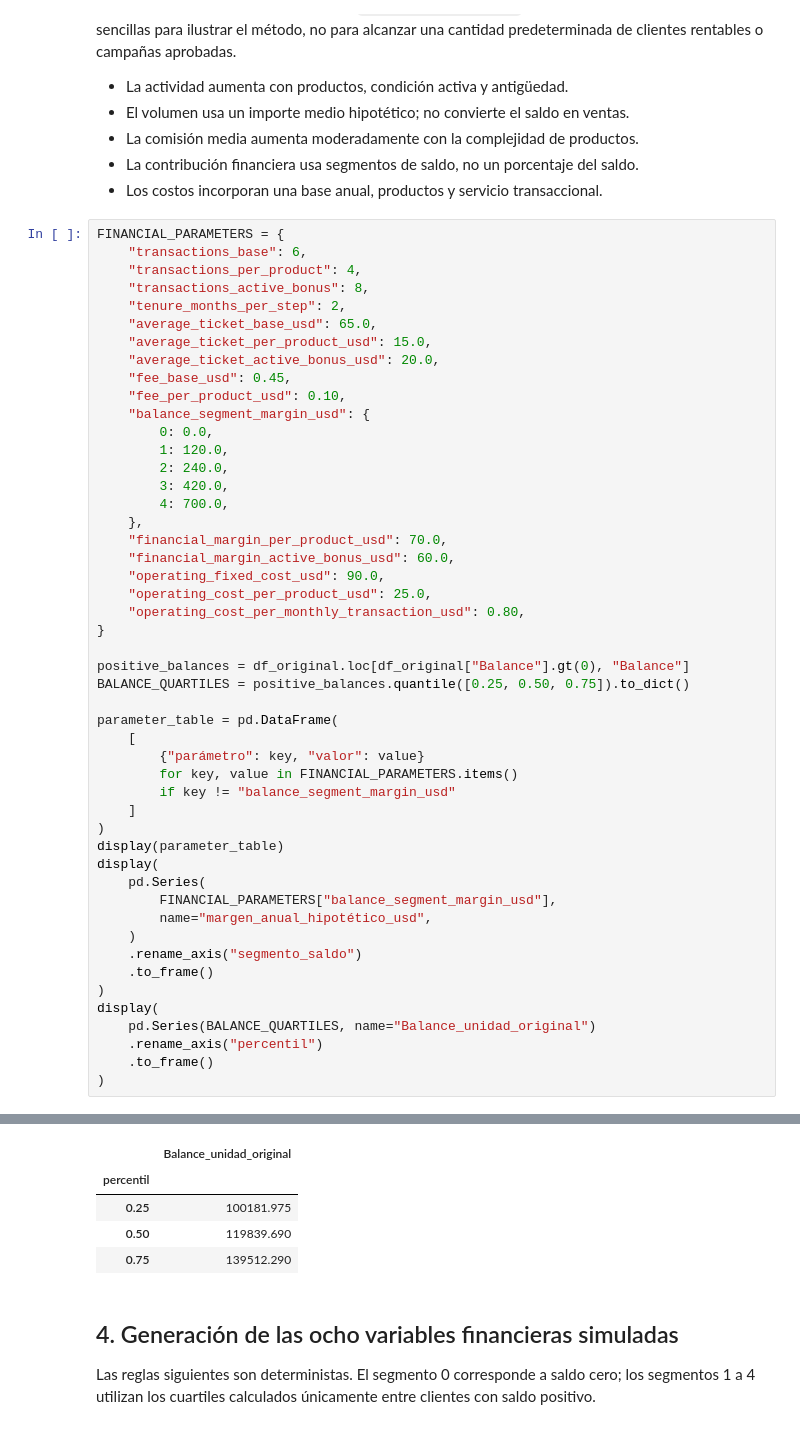
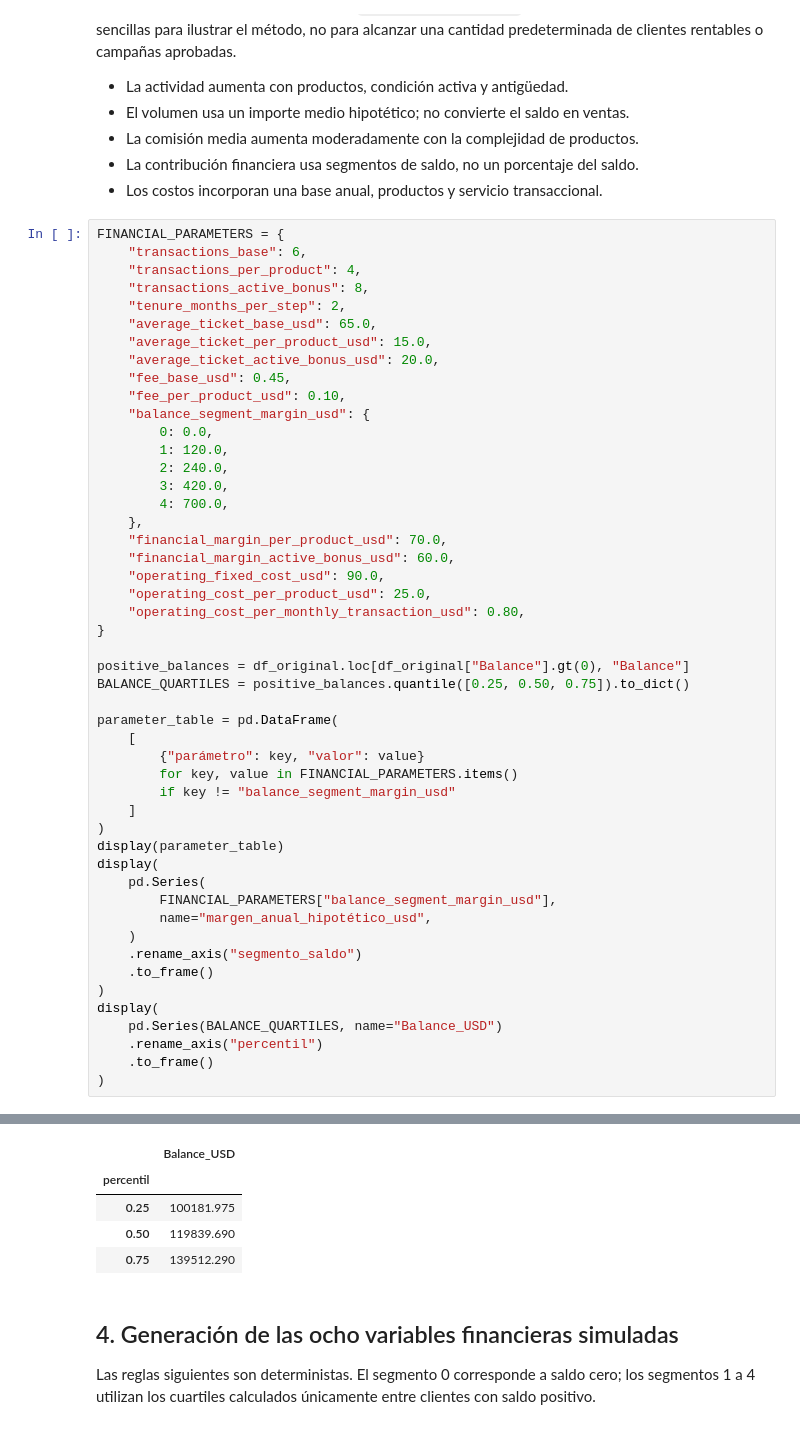
Before and after one commit to An2k24Dm/project-AI, a Jupyter notebook: notebooks/04_analisis_financiero.ipynb, the cells around one changed output, grey strips where cells are left out. Drawn from its saved outputs; the diff is of its cells as text.

```diff
--- a/notebooks/04_analisis_financiero.ipynb
+++ b/notebooks/04_analisis_financiero.ipynb
@@ -179,35 +180,35 @@ display(
     .rename_axis("segmento_saldo")
     .to_frame()
 )
 display(
-    pd.Series(BALANCE_QUARTILES, name="Balance_unidad_original")
+    pd.Series(BALANCE_QUARTILES, name="Balance_USD")
     .rename_axis("percentil")
     .to_frame()
 )
 # %% [output]
 |  | parámetro | valor |
 | 0 | transactions_base | 6.00 |
 | 1 | transactions_per_product | 4.00 |
 | 2 | transactions_active_bonus | 8.00 |
 | 3 | tenure_months_per_step | 2.00 |
 | 4 | average_ticket_base_usd | 65.00 |
 | 5 | average_ticket_per_product_usd | 15.00 |
 | 6 | average_ticket_active_bonus_usd | 20.00 |
 | 7 | fee_base_usd | 0.45 |
 | 8 | fee_per_product_usd | 0.10 |
 | 9 | financial_margin_per_product_usd | 70.00 |
 | 10 | financial_margin_active_bonus_usd | 60.00 |
 | 11 | operating_fixed_cost_usd | 90.00 |
 | 12 | operating_cost_per_product_usd | 25.00 |
 | 13 | operating_cost_per_monthly_transa... | 0.80 |
 |  | margen_anual_hipotético_usd |
 | segmento_saldo |  |
 | 0 | 0.0 |
 | 1 | 120.0 |
 | 2 | 240.0 |
 | 3 | 420.0 |
 | 4 | 700.0 |
-|  | Balance_unidad_original |
+|  | Balance_USD |
 | percentil |  |
 | 0.25 | 100181.975 |
 | 0.50 | 119839.690 |
```
Also changed, not shown: parts of 6 cells of this notebook, 6 other files.
